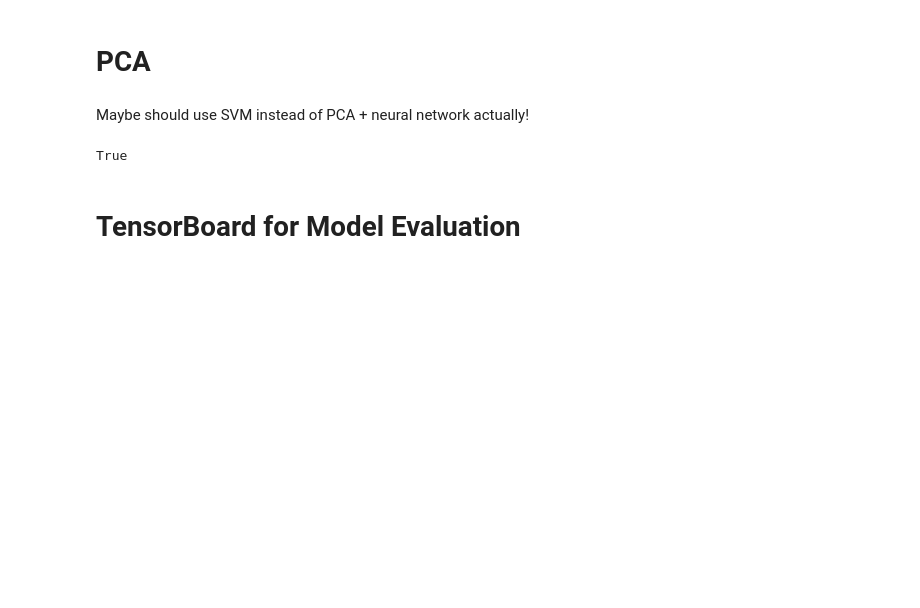
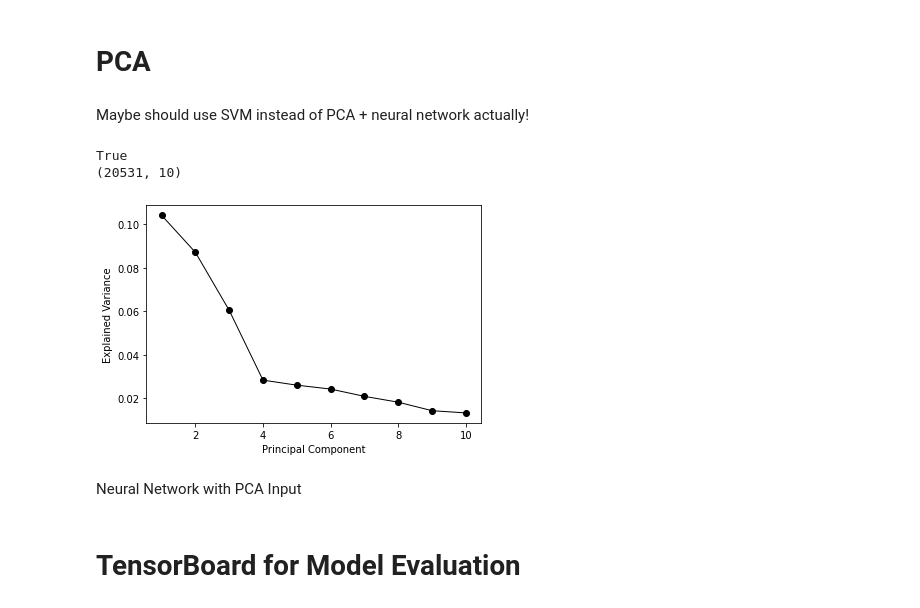
Before and after one commit to blid11/Group9, a Jupyter notebook: G9_PartC.ipynb, the cells around one changed output. Drawn from its saved outputs; the diff is of its cells as text; code cells hidden in the pictures; blank space fills up the shorter version.

Commit message:
Started to use pca prior to neural network

```diff
--- a/G9_PartC.ipynb
+++ b/G9_PartC.ipynb
@@ -195,21 +210,33 @@ Maybe should use SVM instead of PCA + neural network actually!
 # %%
 # Using PCA
 # turn into PCA
 from sklearn.decomposition import PCA
 print(liver_gene_expr.isnull().values.any())
 
 imp = SimpleImputer(missing_values=np.nan, strategy='mean')
-exp_data = imp.fit_transform(liver_gene_expr[col_names_exp[2:]])
+exp_data = imp.fit_transform(liver_gene_expr[col_names_exp[2:]].T)
 
 #print(liver_gene_expr.apply(pd.isna).all())
 
 #try 10 components or more
 exp_pca = PCA(n_components=10)
 exp_pc_data = exp_pca.fit_transform(exp_data)
 
-#exp_pc_data.head()
+print(exp_pc_data.shape)
+
+PC_values = np.arange(exp_pca.n_components_) + 1
+plt.plot(PC_values, exp_pca.explained_variance_ratio_, 'o-', linewidth=1, color='black')
+plt.xlabel('Principal Component')
+plt.ylabel('Explained Variance')
+plt.show()
+
+# 4 Principal Components is almost enough to explain the variance.
 # %% [output]
 True
+(20531, 10)
+[figure, added]
+# %% [markdown]
+Neural Network with PCA Input
 # %% [markdown]
 # TensorBoard for Model Evaluation
 # %%
```
Also changed, not shown: parts of 8 cells of this notebook.
